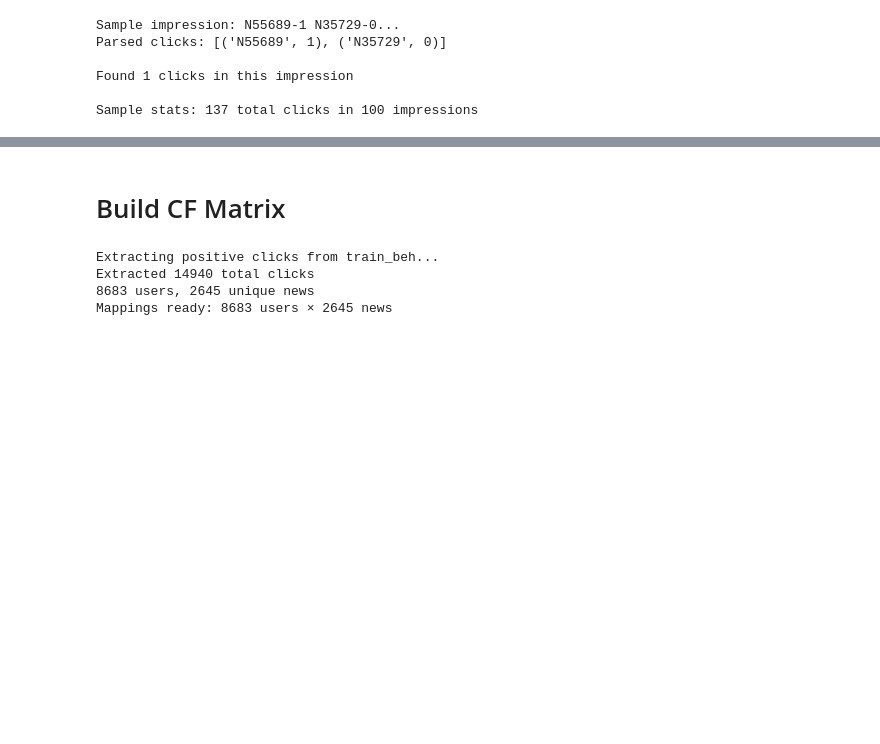
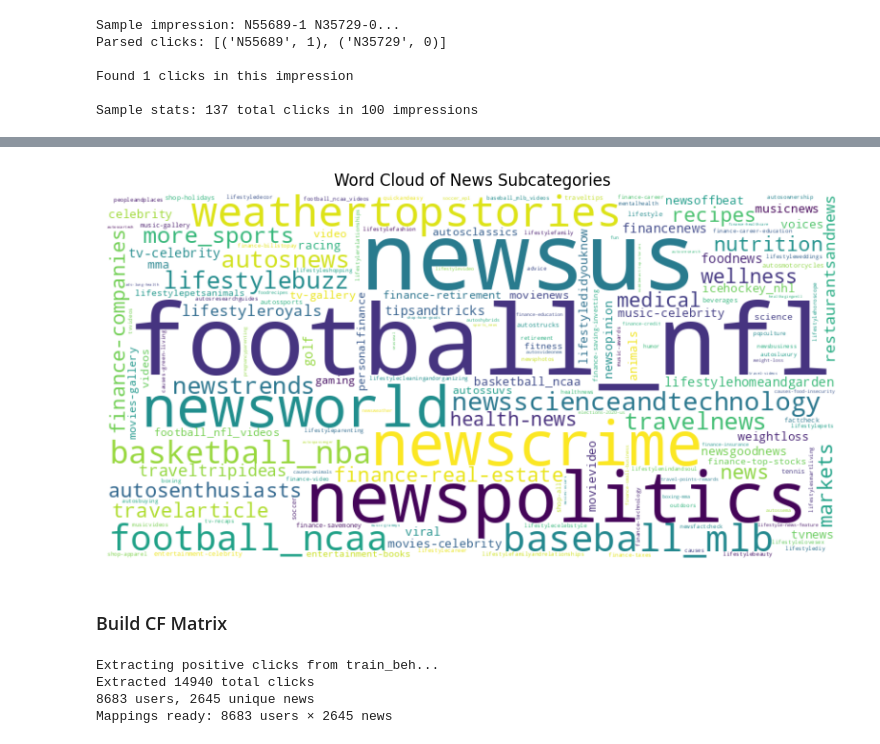
Before and after one commit to neeyatlotlikar/me_fy_project, a Jupyter notebook: ADF_ReRanking_MIND.ipynb, the cells around one changed output, grey strips where cells are left out. Cells and saved outputs as stored; diff of their text form; code cells hidden in the pictures; blank space fills up the shorter version.

```diff
--- a/ADF_ReRanking_MIND.ipynb
+++ b/ADF_ReRanking_MIND.ipynb
@@ -225,5 +308,15 @@ Sample stats: 137 total clicks in 100 impressions
+# %%
+subcategory_wordcloud = WordCloud(width=800, height=400, background_color='white').generate_from_frequencies(subcategories.value_counts())
+
+plt.figure(figsize=(10, 5))
+plt.imshow(subcategory_wordcloud, interpolation='bilinear')
+plt.axis('off')
+plt.title('Word Cloud of News Subcategories')
+plt.show()
+# %% [output]
+[figure, added]
 # %% [markdown]
-# Build CF Matrix
+### Build CF Matrix
 # %%
 from collections import defaultdict
 from scipy.sparse import coo_matrix
```
Also changed, not shown: parts of 80 cells of this notebook.
